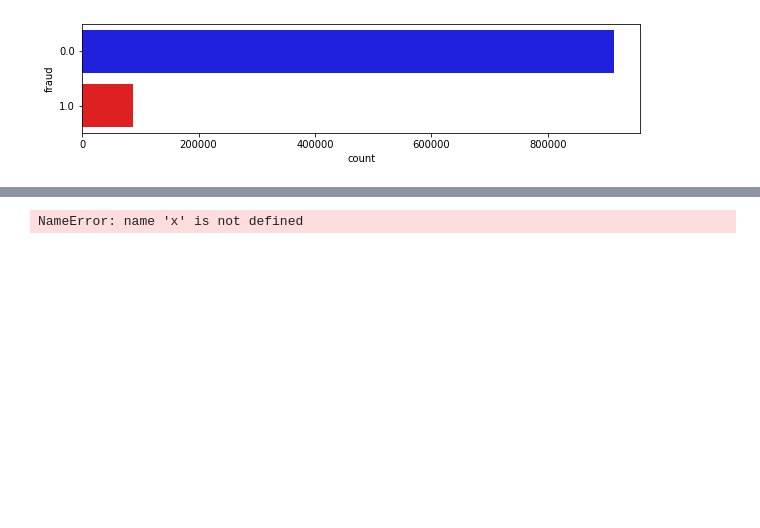
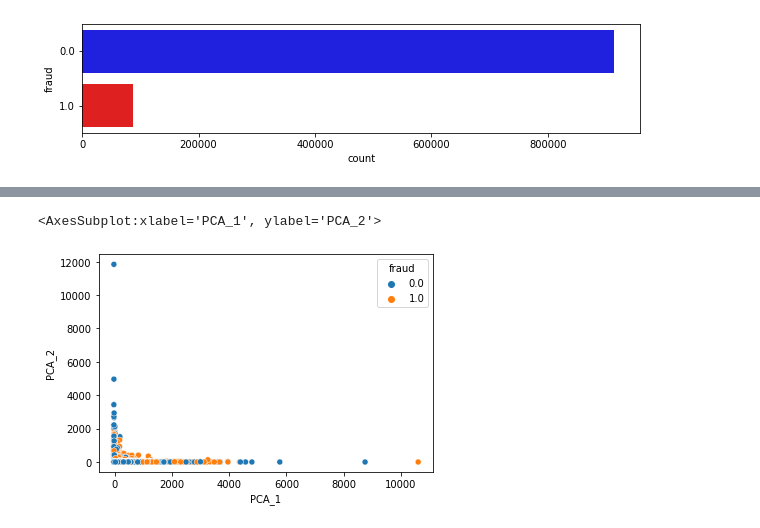
Before and after one commit to cincolunes/Credit-Card-Fraud, a Jupyter notebook: EDA.ipynb, the cells around one changed output, grey strips where cells are left out. Cells and saved outputs as stored; diff of their text form; code cells hidden in the pictures; blank space fills up the shorter version.

```diff
--- a/EDA.ipynb
+++ b/EDA.ipynb
@@ -116,13 +114,14 @@ X: (1000000, 7)
 # %%
 # PCA for Visualization
 pca = PCA(n_components=2)
-principal_components = pca.fit_transform(x)
+principal_components = pca.fit_transform(X)
 principal_df = pd.DataFrame(data = principal_components, columns = ['PCA_1', 'PCA_2'])
 principal_df.head()
 final_df = pd.concat([principal_df, df[['fraud']]], axis=1)
 
 # Data Visualization
 plt.figure(figsize=(6, 4))
 sns.scatterplot(final_df['PCA_1'], final_df['PCA_2'], hue=df['fraud'])
 # %% [output]
-NameError: name 'x' is not defined
+<AxesSubplot:xlabel='PCA_1', ylabel='PCA_2'>
+[figure, added]
```
Also changed, not shown: parts of 8 cells of this notebook.
